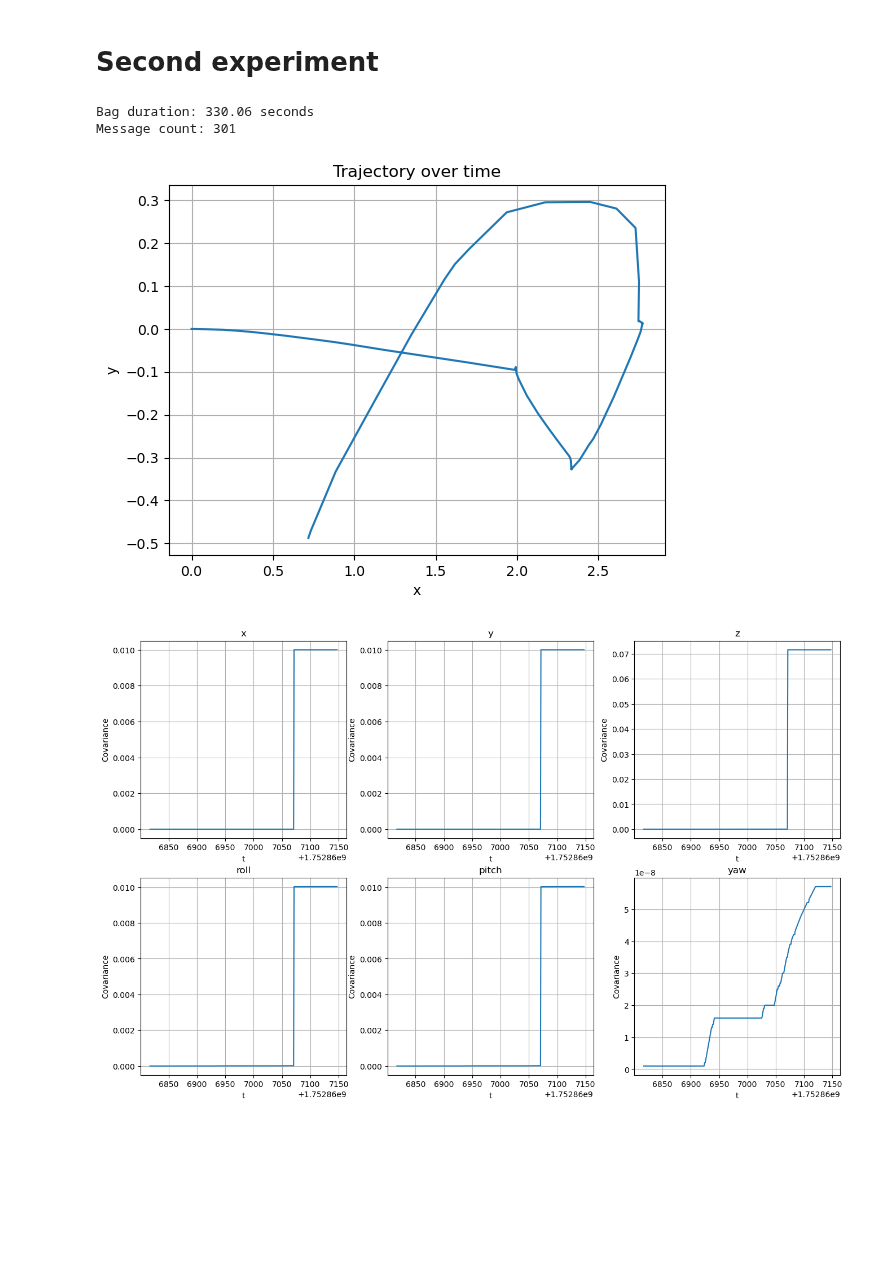
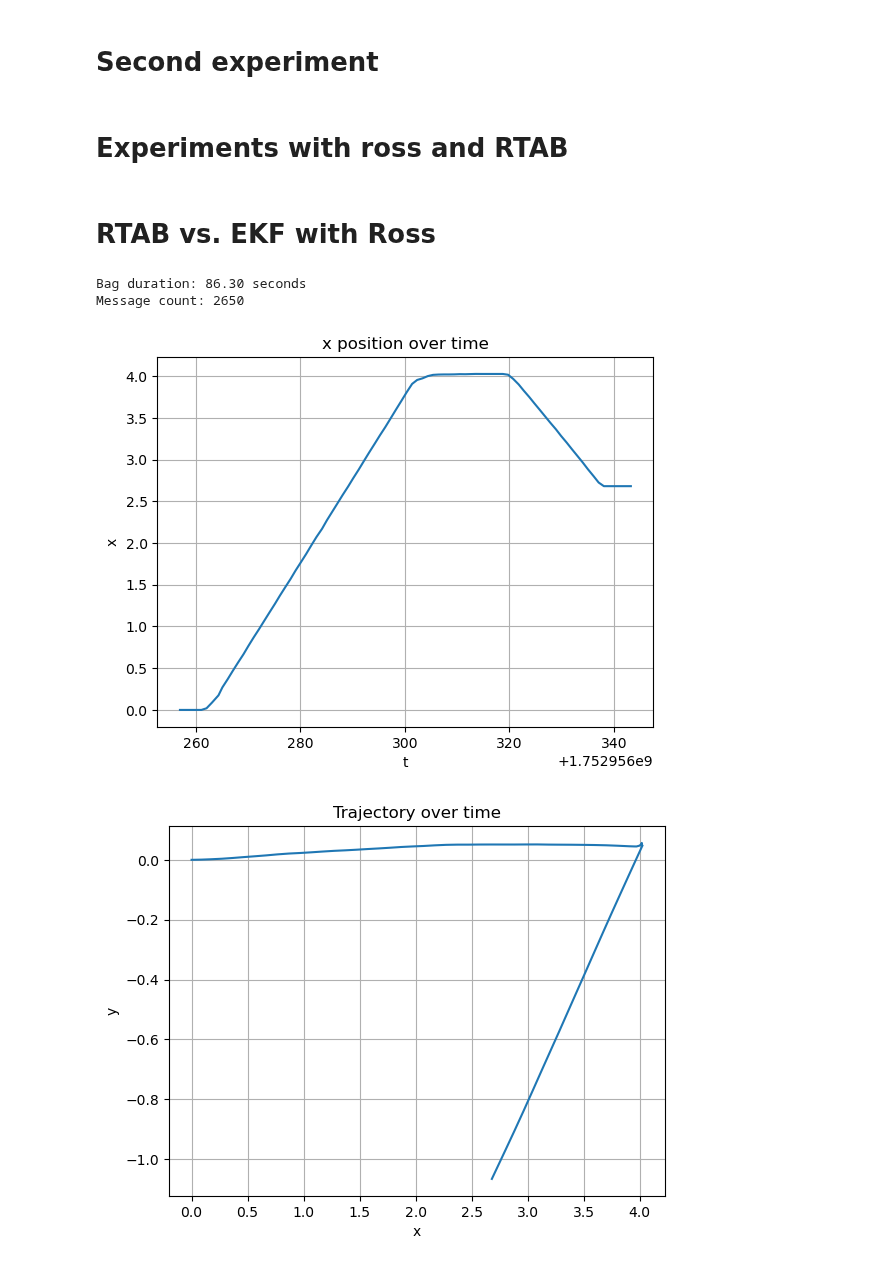
Before and after one commit to BCLab-UNM/MARIAM, a Jupyter notebook: analysis/odomDataAnalysis/rtab_odometry.ipynb, the cells around one changed output. Cells and saved outputs as stored; diff of their text form; code cells hidden in the pictures; blank space fills up the shorter version.

Commit message:
udpate: added more graphs to rtab covariance analysis

```diff
--- a/analysis/odomDataAnalysis/rtab_odometry.ipynb
+++ b/analysis/odomDataAnalysis/rtab_odometry.ipynb
@@ -9,10 +9,7 @@ from rosbags.highlevel import AnyReader
 import numpy as np
 # %%
 
-def analyze_data(bag_path):
-    topic_name = '/monica/localization_poses'
-
-
+def analyze_data(bag_path, topic_name):
     poses_data = {
         'timestamp': [],
         'time_sec': [],
@@ -36,7 +33,6 @@ def analyze_data(bag_path):
         print(f"Message count: {reader.message_count}")
 
         connection = [x for x in reader.connections if x.topic == topic_name]
-
 
         # Read messages
         for connection, timestamp, rawdata in reader.messages(connections=connection):
@@ -127,16 +117,12 @@ plot_covariances(poses_data)
 # %% [markdown]
 # Second experiment
 # %%
-bag_path = Path('../../../datasets/odometry_data/exp3')
+# bag_path = Path('../../../datasets/odometry_data/exp3')
 
-poses_data = analyze_data(bag_path)
+# poses_data = analyze_data(bag_path, '/monica/localization_pose')
 
-plot_trajectory(poses_data)
+# plot_trajectory(poses_data)
+
+# plot_covariances(poses_data)
-# %% [output]
-Bag duration: 330.06 seconds
-Message count: 301
-[figure, removed]
-# %%
-plot_covariances(poses_data)
-# %% [output]
-[figure, removed]
+# %% [markdown]
+# Experiments with ross and RTAB
@@ -142,0 +139,17 @@ plot_covariances(poses_data)
+# %% [markdown]
+# RTAB vs. EKF with Ross
+# %%
+bag_path = Path('../../../datasets/odometry_data/ross_rtab_ekf1')
+
+poses_data = analyze_data(bag_path, '/ross/localization_pose')
+
+plot_position_over_time(poses_data)
+
+plot_trajectory(poses_data)
+
+plot_covariances(poses_data)
+# %% [output]
+Bag duration: 86.30 seconds
+Message count: 2650
+[figure, added]
+[figure, added]
```
Also changed, not shown: parts of 7 cells of this notebook.
